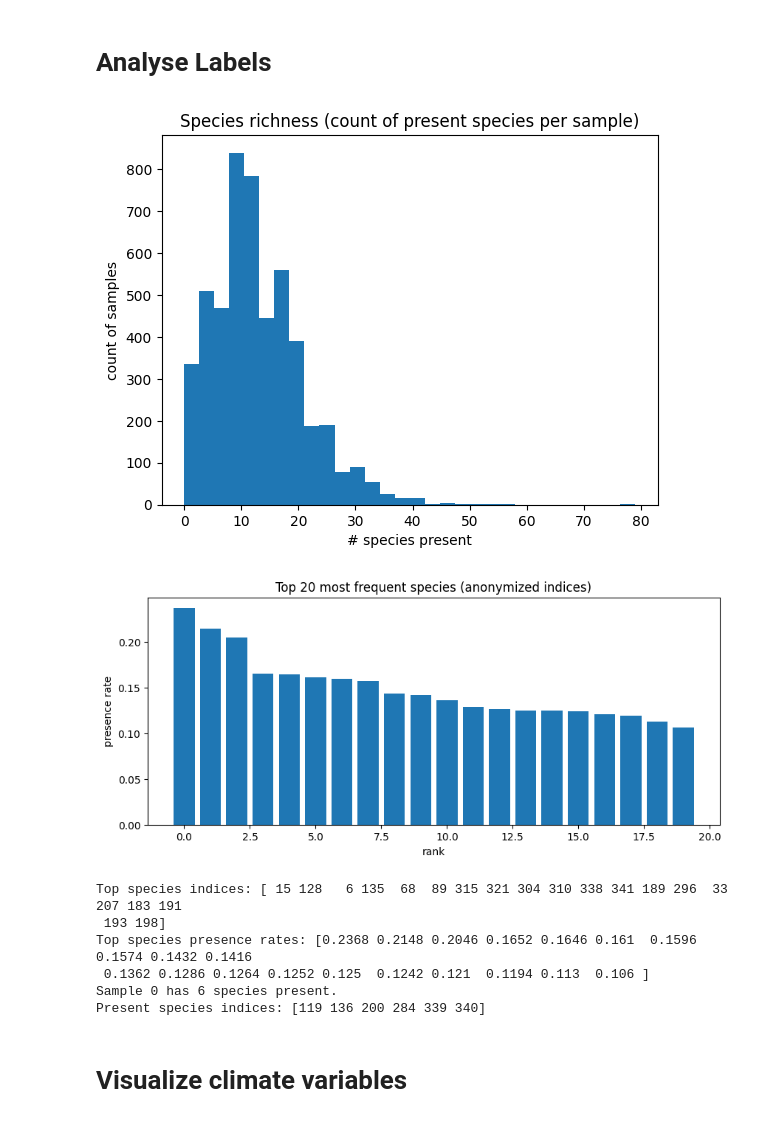
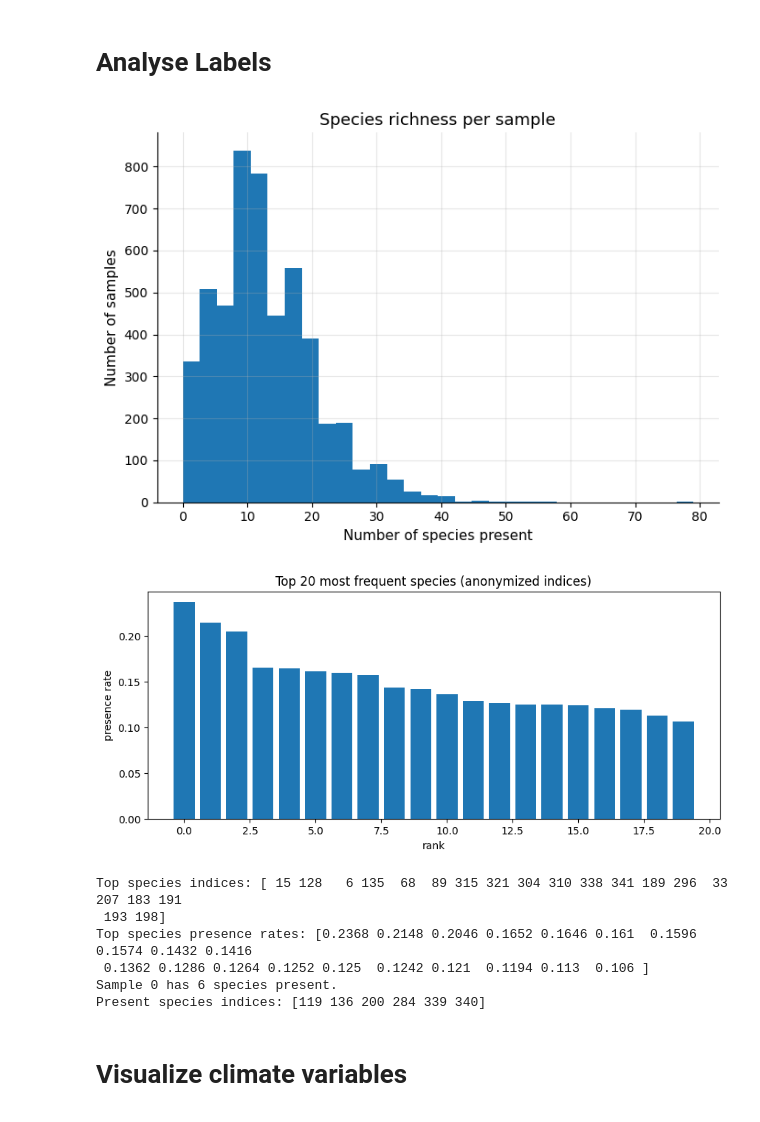
Before and after one commit to AaronDinesh/IPEO-2025, a Jupyter notebook: class_imbalances.ipynb, the cells around one changed output. Drawn from its saved outputs; the diff is of its cells as text; code cells hidden in the pictures.

Commit message:
finished adding graphs and cleaning code

```diff
--- a/class_imbalances.ipynb
+++ b/class_imbalances.ipynb
@@ -90,34 +90,43 @@ N, C, H, W: 5000 3 128 128
 # %%
 
 # species richness per sample
+
 richness = Y.sum(axis=1)
-plt.figure()
+
+plt.figure(figsize=(7,5))
 plt.hist(richness, bins=30)
-plt.title("Species richness (count of present species per sample)")
-plt.xlabel("# species present")
-plt.ylabel("count of samples")
+plt.title("Species richness per sample", fontsize=13)
+plt.xlabel("Number of species present", fontsize=11)
+plt.ylabel("Number of samples", fontsize=11)
+
+plt.grid(True, alpha=0.3)
+plt.gca().spines["top"].set_visible(False)
+plt.gca().spines["right"].set_visible(False)
+
+plt.tight_layout()
 plt.show()
+
 
 # most common species across dataset
 freq = Y.mean(axis=0)
 top = np.argsort(-freq)[:20]
 
 plt.figure(figsize=(10,4))
 plt.bar(range(len(top)), freq[top])
 plt.title("Top 20 most frequent species (anonymized indices)")
 plt.xlabel("rank")
 plt.ylabel("presence rate")
 plt.show()
 
 print("Top species indices:", top)
 print("Top species presence rates:", freq[top])
 
 idx = 0
 present = np.where(Y[idx] == 1)[0]
 print(f"Sample {idx} has {len(present)} species present.")
 print("Present species indices:", present[:50], "..." if len(present) > 50 else "")
 # %% [output]
-[figure, old version]
+[figure, new version]
 [figure]
 Top species indices: [ 15 128   6 135  68  89 315 321 304 310 338 341 189 296  33 207 183 191
  193 198]
```
Also changed, not shown: parts of 17 cells of this notebook.
